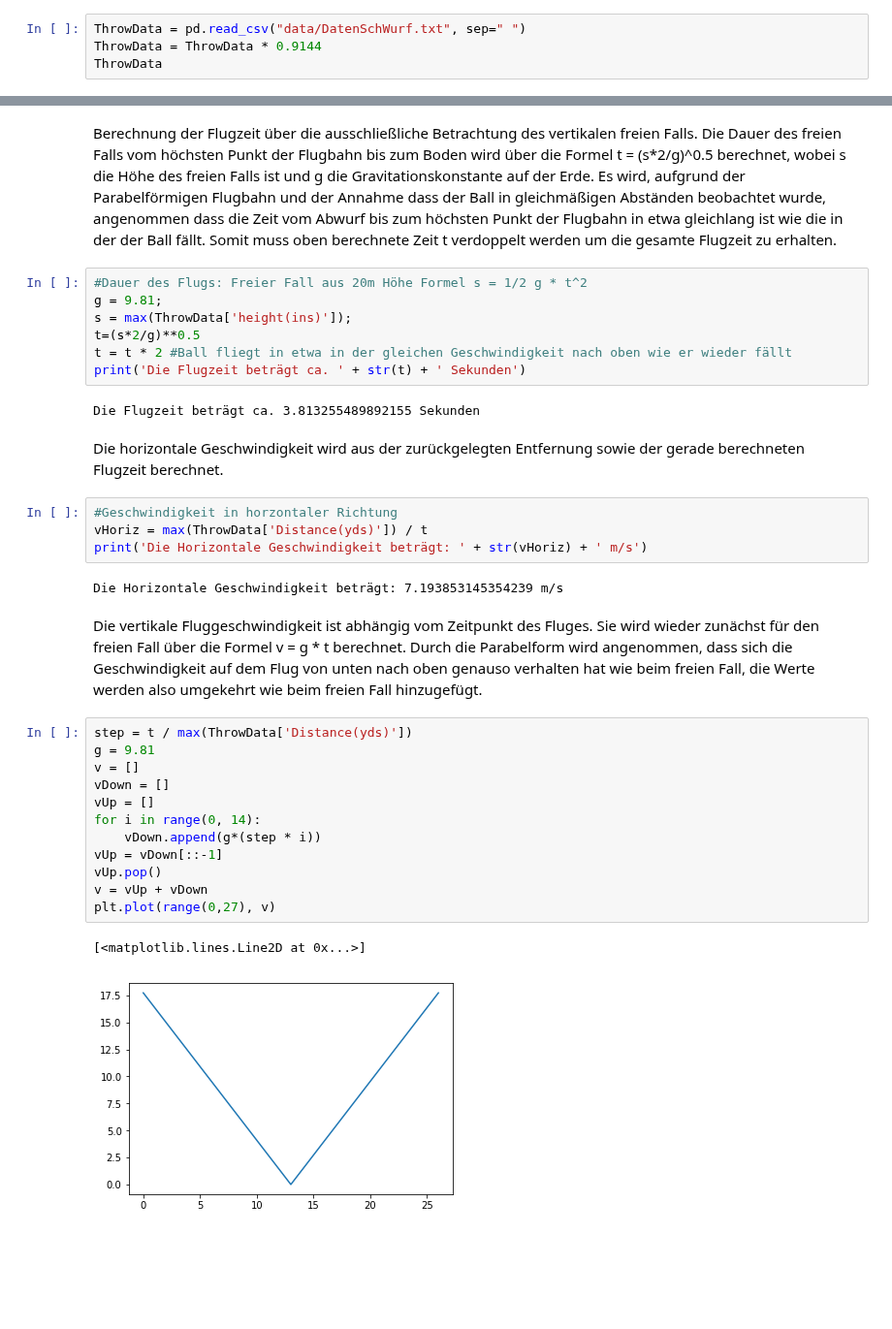
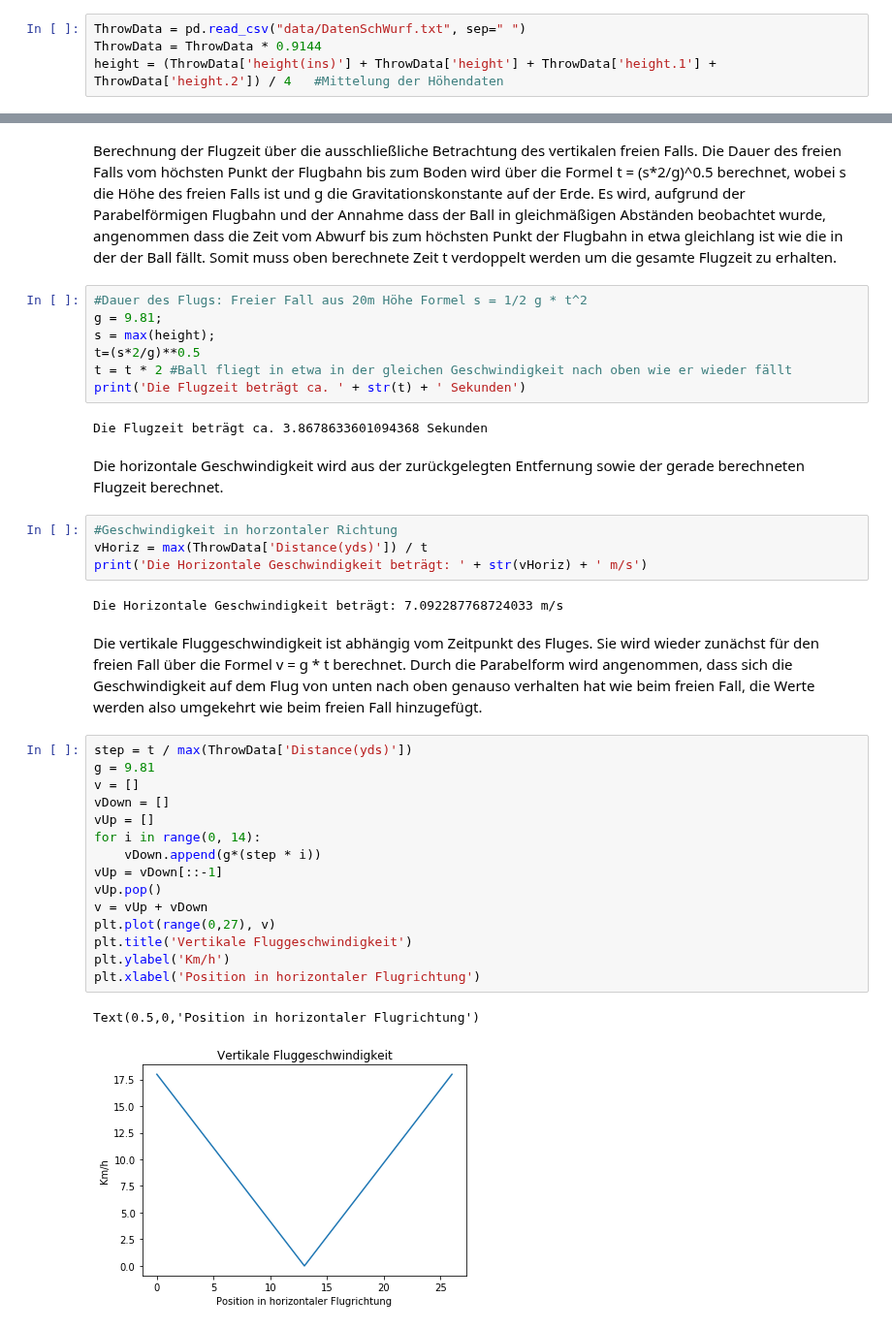
Before and after one commit to darenegade/modellbildung, a Jupyter notebook: Abgabe1/Abgabe1.ipynb, the cells around one changed output, grey strips where cells are left out. Shown at 97% size. Drawn from its saved outputs; the diff is of its cells as text; blank space fills up the shorter version.

```diff
--- a/Abgabe1/Abgabe1.ipynb
+++ b/Abgabe1/Abgabe1.ipynb
@@ -233,4 +254,4 @@ Einlesen der Daten eines geworfenen Balls, der in bestimmten Abständen in Höhe
 # %%
 ThrowData = pd.read_csv("data/DatenSchWurf.txt", sep=" ")
 ThrowData = ThrowData * 0.9144
-ThrowData
+height = (ThrowData['height(ins)'] + ThrowData['height'] + ThrowData['height.1'] + ThrowData['height.2']) / 4   #Mittelung der Höhendaten
@@ -272,12 +280,12 @@ Berechnung der Flugzeit über die ausschließliche Betrachtung des vertikalen fr
 # %%
 #Dauer des Flugs: Freier Fall aus 20m Höhe Formel s = 1/2 g * t^2
 g = 9.81;
-s = max(ThrowData['height(ins)']);
+s = max(height);
 t=(s*2/g)**0.5
 t = t * 2 #Ball fliegt in etwa in der gleichen Geschwindigkeit nach oben wie er wieder fällt
 print('Die Flugzeit beträgt ca. ' + str(t) + ' Sekunden')
 # %% [output]
-Die Flugzeit beträgt ca. 3.813255489892155 Sekunden
+Die Flugzeit beträgt ca. 3.8678633601094368 Sekunden
 # %% [markdown]
 Die horizontale Geschwindigkeit wird aus der zurückgelegten Entfernung sowie der gerade berechneten Flugzeit berechnet.
 # %%
@@ -285,21 +293,24 @@ Die horizontale Geschwindigkeit wird aus der zurückgelegten Entfernung sowie de
 vHoriz = max(ThrowData['Distance(yds)']) / t
 print('Die Horizontale Geschwindigkeit beträgt: ' + str(vHoriz) + ' m/s')
 # %% [output]
-Die Horizontale Geschwindigkeit beträgt: 7.193853145354239 m/s
+Die Horizontale Geschwindigkeit beträgt: 7.092287768724033 m/s
 # %% [markdown]
 Die vertikale Fluggeschwindigkeit ist abhängig vom Zeitpunkt des Fluges. Sie wird wieder zunächst für den freien Fall über die Formel v = g * t berechnet. Durch die Parabelform wird angenommen, dass sich die Geschwindigkeit auf dem Flug von unten nach oben genauso verhalten hat wie beim freien Fall, die Werte werden also umgekehrt wie beim freien Fall hinzugefügt.
 # %%
 step = t / max(ThrowData['Distance(yds)'])
 g = 9.81
 v = []
 vDown = []
 vUp = []
 for i in range(0, 14):
     vDown.append(g*(step * i))
 vUp = vDown[::-1]
 vUp.pop()
 v = vUp + vDown
 plt.plot(range(0,27), v)
+plt.title('Vertikale Fluggeschwindigkeit')
+plt.ylabel('Km/h')
+plt.xlabel('Position in horizontaler Flugrichtung')
 # %% [output]
-[<matplotlib.lines.Line2D at 0x...>]
+Text(0.5,0,'Position in horizontaler Flugrichtung')
-[figure, old version]
+[figure, new version]
```
Also changed, not shown: parts of 11 cells of this notebook.
